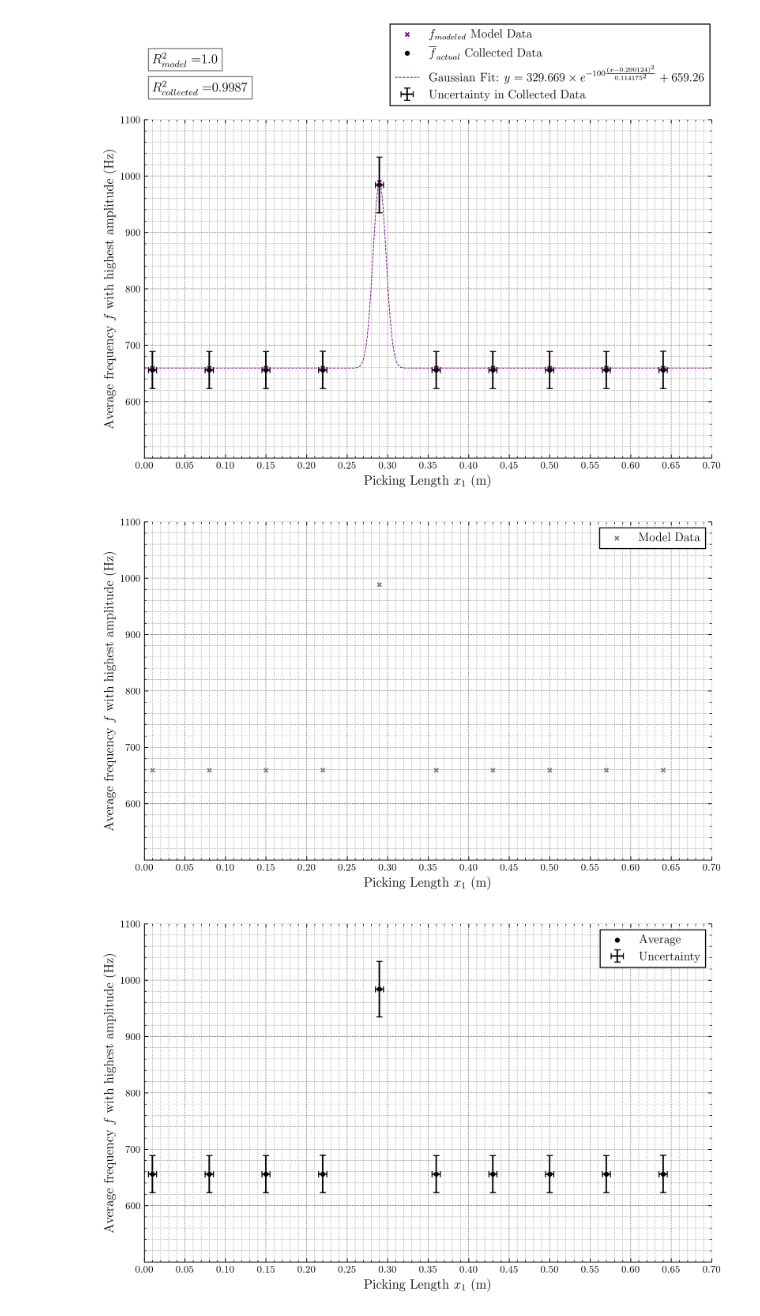
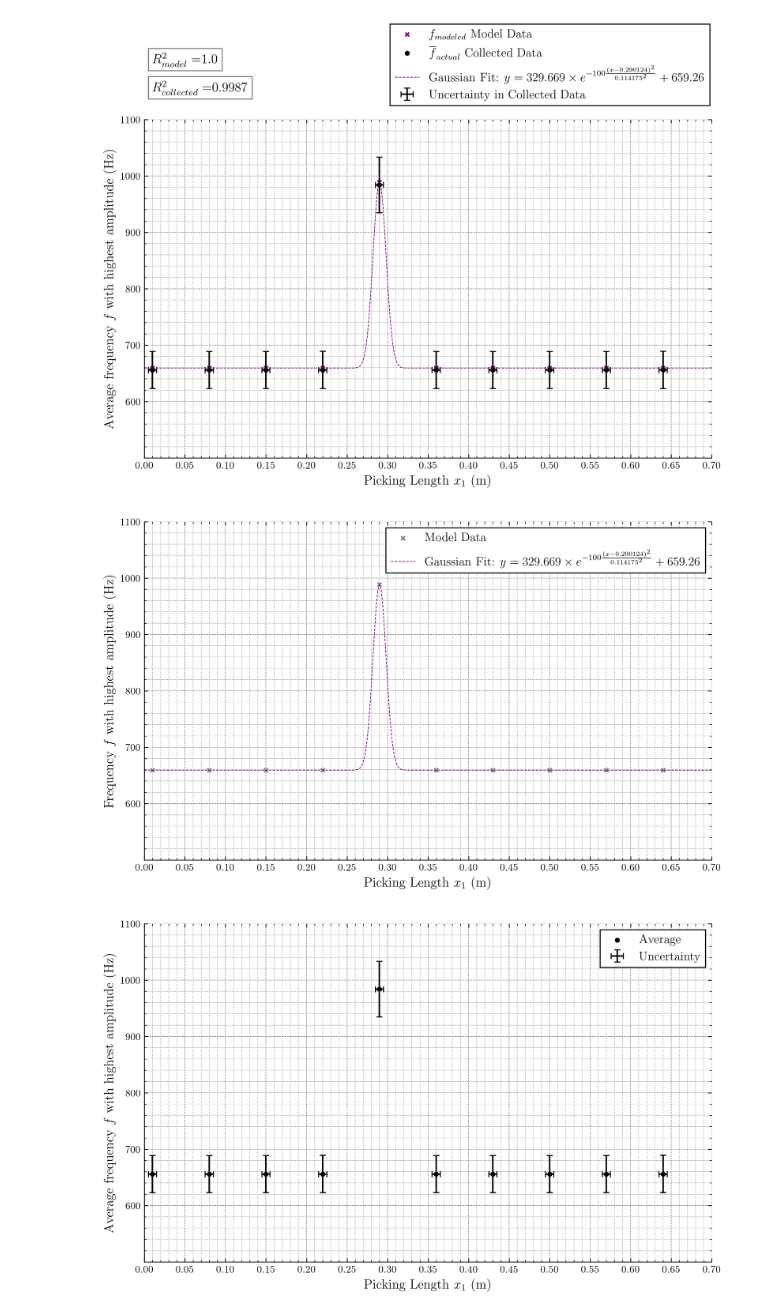
Before and after one commit to peteseta/physics-ia, a Jupyter notebook: plots/data figs.ipynb, the cells around one changed output. Drawn from its saved outputs; the diff is of its cells as text; code cells hidden in the pictures.

```diff
--- a/plots/data figs.ipynb
+++ b/plots/data figs.ipynb
@@ -105,41 +105,45 @@ plt.figure(figsize=(10, 6), dpi=300)
 plt.scatter(model_x, model_y, label='Model Data', marker='x', color='grey', s=15)
 # plt.scatter(collected_x, collected_y, label='Collected Data', marker='o', color='black', s=15)
 
+# Gaussian line of best fit
+gaussian_eq = r"$y = 329.669 \times e^{-100\frac{(x - 0.290124)^2}{0.114175^2}} + 659.26$"
+plt.plot(x_values, y_values, label=f'Gaussian Fit: {gaussian_eq}', linestyle='--', color='purple', linewidth=0.7)
+
 # Axis Labels and Title
 plt.xlabel('Picking Length $x_1$ (m)', fontsize=13)
-plt.ylabel('Average frequency $f$ with highest amplitude (Hz)', fontsize=13)
+plt.ylabel('Frequency $f$ with highest amplitude (Hz)', fontsize=13)
 # plt.title('Comparison of Model and Collected Data', fontsize=14)
 
 # Axis limits
 plt.xlim(0, 0.7)
 plt.ylim(500, 1100)
 
 # Major and Minor Ticks
 plt.xticks(np.arange(0, 0.71, 0.05))
 plt.yticks(np.arange(600, 1101, 100))
 plt.minorticks_on()
 
 # Grid settings to mimic LaTeX style
 plt.grid(which='both', linestyle='--', linewidth='0.5', color='gray')
 plt.grid(which='minor', linestyle=':', linewidth='0.5', color='gray')
 
 # Remove top and right spines to mimic LaTeX/pgfplots style
 ax = plt.gca()
 ax.spines['top'].set_visible(False)
 ax.spines['right'].set_visible(False)
 ax.tick_params(axis='both', which='major', labelsize=10)
 
 # Ticks inside the plot area
 ax.tick_params(axis='both', which='both', direction='in', top=True, right=True)
 
 # Legend
 plt.legend(fontsize=12, edgecolor='black', facecolor='white', framealpha=1,
            fancybox=False)
 
 # Show the plot
 plt.show()
 # %% [output]
-[figure, old version]
+[figure, new version]
 # %%
 # Create the scatter plot with specified styles and LaTeX/pgfplots adaptations
 plt.figure(figsize=(10, 6), dpi=300)
```
Also changed, not shown: 17 other files.
